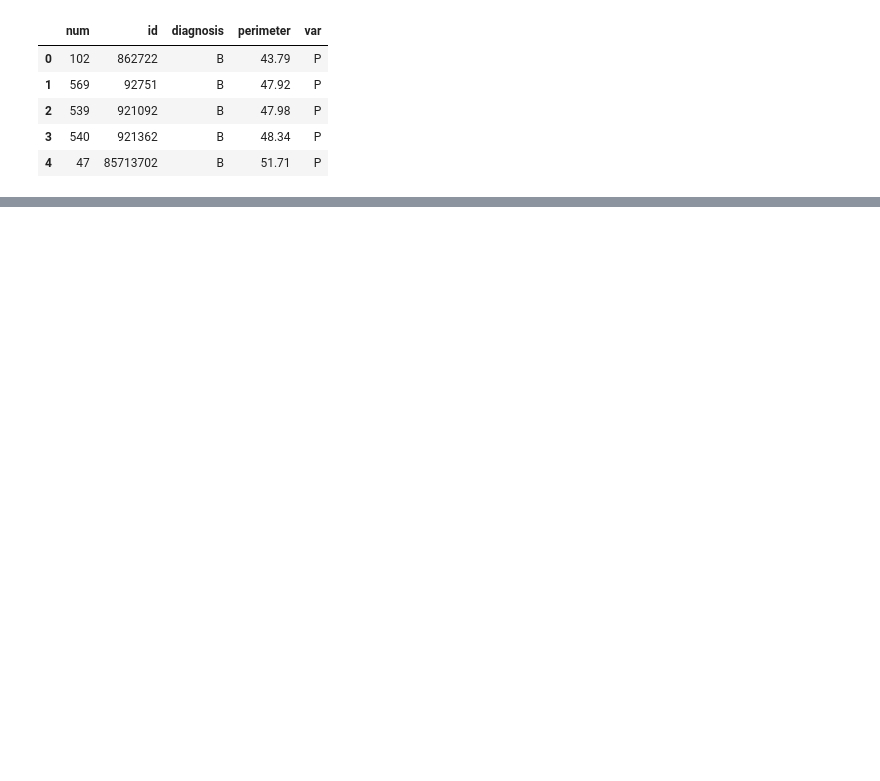
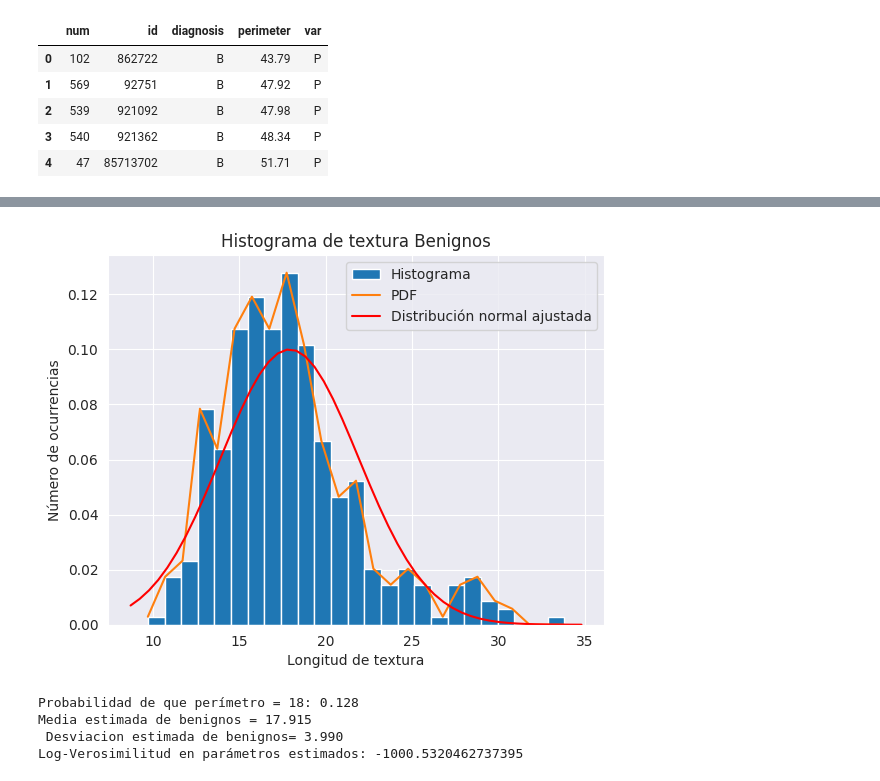
Before and after one commit to GORDIAN12/cancer-detection, a Jupyter notebook: sample.ipynb, the cells around one changed output, grey strips where cells are left out. Cells and saved outputs as stored; diff of their text form; code cells hidden in the pictures; blank space fills up the shorter version.

```diff
--- a/sample.ipynb
+++ b/sample.ipynb
@@ -71,0 +144,43 @@ for tamano in tamano_muestra:
+# %%
+def log_verosimilitud(media, desviacion, datos):
+    log_likelihood = np.sum(
+        norm.logpdf(
+            datos, loc=media, scale=desviacion))
+    return log_likelihood
+# %%
+media_estimada = np.mean(textureB)
+desviacion_estimada = np.std(textureB)
+
+log_likelihood_estimada = log_verosimilitud(media_estimada, desviacion_estimada, textureB)
+
+x_range = np.linspace(np.min(textureB) - 1, np.max(textureB) + 1)
+
+y_normal = norm.pdf(x_range, loc=media_estimada, scale=desviacion_estimada)
+
+# Calcular el histograma y convertirlo en una distribución
+hist, bin_edges = np.histogram(textureB, bins=n_binsB, density=True)
+hist_dis = rv_histogram((hist, bin_edges))
+
+# Graficar el histograma y la PDF normal ajustada
+_,_,z=plt.hist(textureB, bins=n_binsB, edgecolor='white', density=True, label="Histograma")
+eje_x = np.linspace(np.min(textureB), np.max(textureB), n_binsB)
+plt.plot(eje_x, hist_dis.pdf(eje_x), label="PDF")
+
+plt.plot(x_range, y_normal, 'r', label="Distribución normal ajustada")
+plt.title("Histograma de textura Benignos")
+plt.xlabel("Longitud de textura")
+plt.ylabel("Número de ocurrencias")
+plt.legend()
+plt.show()
+
+# Calcular y mostrar la probabilidad de que perímetro = 18
+probabilidad_18 = hist_dis.pdf(18)
+print(f"Probabilidad de que perímetro = 18: {probabilidad_18:.3f}")
+print(f"Media estimada de benignos = {media_estimada:.3f}\n", f"Desviacion estimada de benignos= {desviacion_estimada:.3f}")
+print("Log-Verosimilitud en parámetros estimados:", log_likelihood_estimada)
+# %% [output]
+[figure, added]
+Probabilidad de que perímetro = 18: 0.128
+Media estimada de benignos = 17.915
+ Desviacion estimada de benignos= 3.990
+Log-Verosimilitud en parámetros estimados: -1000.5320462737395
```
Also changed, not shown: parts of 22 cells of this notebook, 1 other file.
